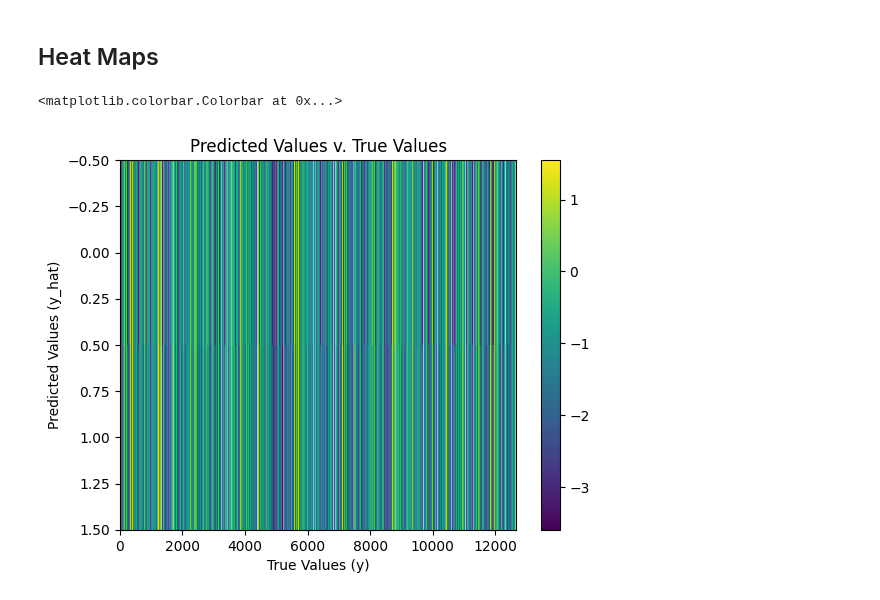
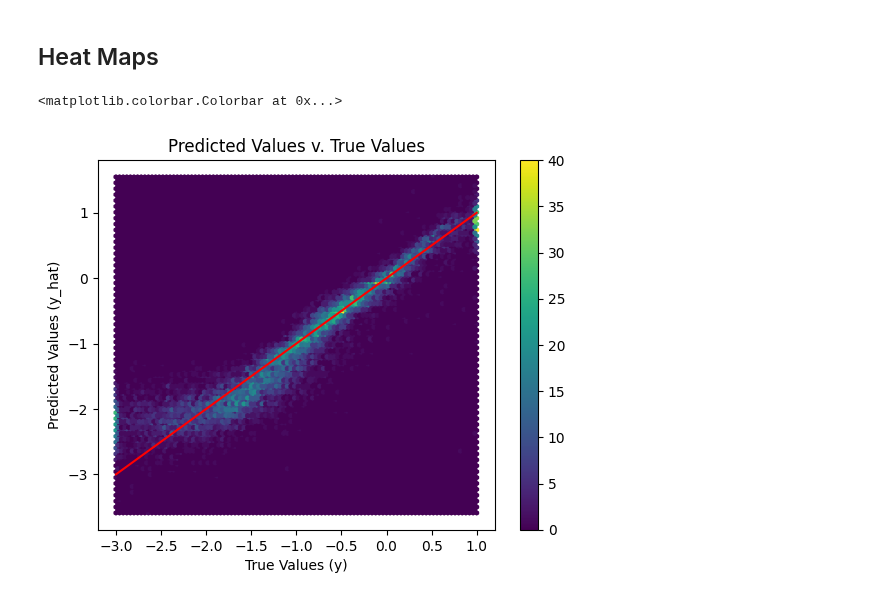
Before and after one commit to mwallace5270/hot-dust, a Jupyter notebook: evaluate.ipynb, the cells around one changed output. Saved outputs shown, nothing was run; the diff lists cells and outputs as text; code cells hidden in the pictures.

```diff
--- a/evaluate.ipynb
+++ b/evaluate.ipynb
@@ -112,20 +112,19 @@ Text(0.5, 1.0, 'Residuals v. True Values')
 # %%
 # Heat map of y_hat against y
 
-# Stack y and y_hat together
-y2y_hat = np.stack((y, y_hat))
-
 # create the heatmap of y_hat against y
-plt.imshow(y2y_hat, cmap='viridis', interpolation= 'nearest')
+plt.hexbin(y, y_hat, cmap = 'viridis')
 # set the size of the graph
 plt.axis('auto')
 # lables
 plt.xlabel("True Values (y)")
 plt.ylabel("Predicted Values (y_hat)")
 plt.title('Predicted Values v. True Values')
+# one-to-one line overlay
+plt.plot([min(y), max(y)], [min(y), max(y)], color='red')
 plt.colorbar()
 # %% [output]
 <matplotlib.colorbar.Colorbar at 0x...>
-[figure, old version]
+[figure, new version]
 # %%
 # Heat map of residuals (y = y_hat + residual)
```
Also changed, not shown: parts of 3 cells of this notebook, 2 other files.
